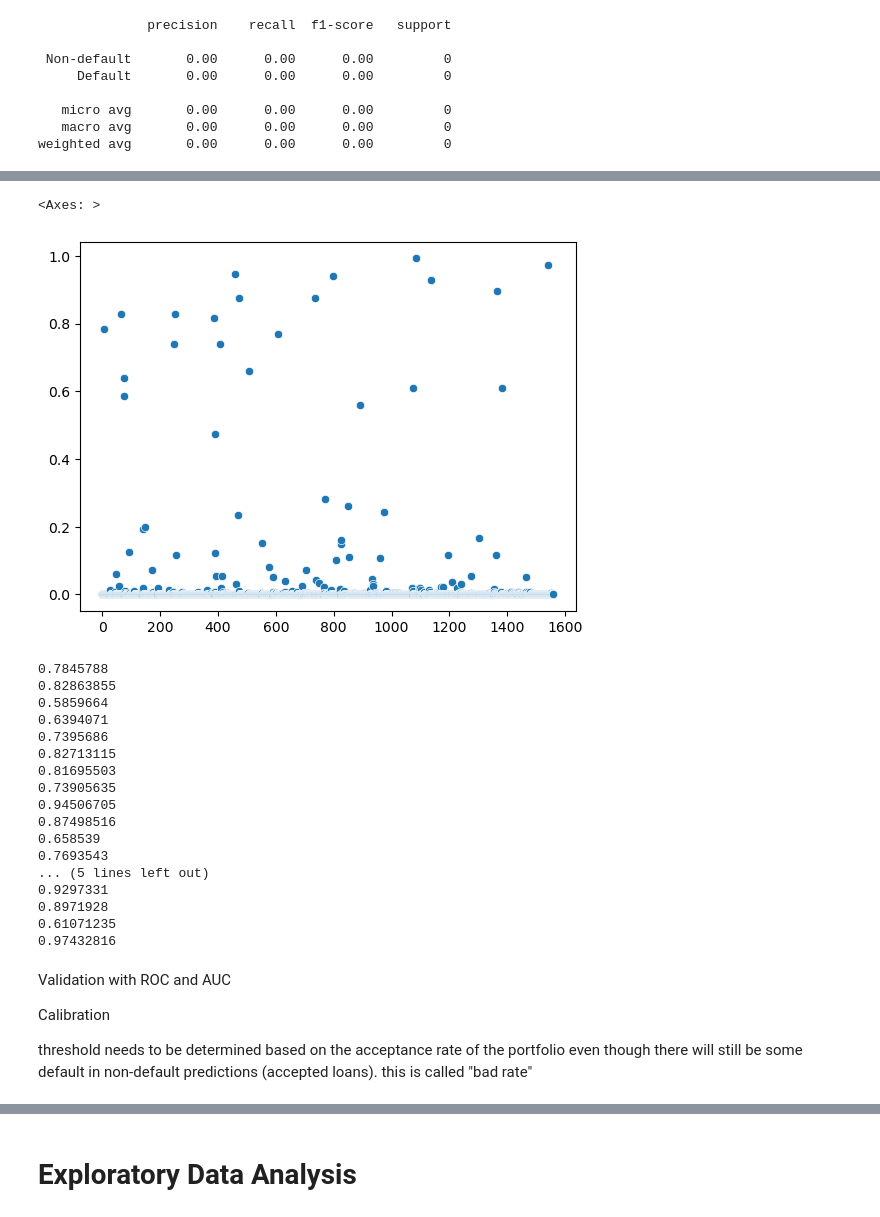
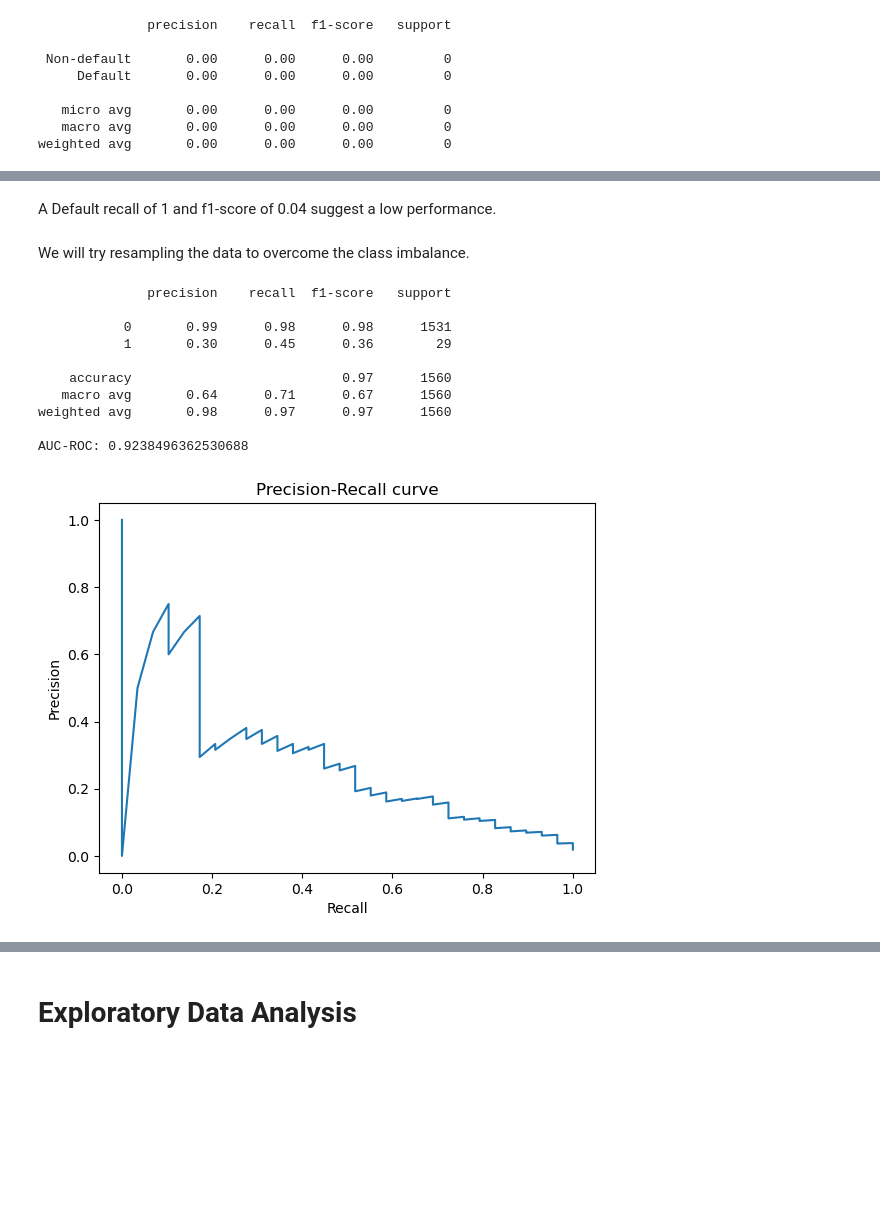
Before and after one commit to Hoale2908/Predicting-Company-Default, a Jupyter notebook: Predicting_Company_Default.ipynb, the cells around one changed output, grey strips where cells are left out. Cells and saved outputs as stored; diff of their text form; code cells hidden in the pictures; blank space fills up the shorter version.

```diff
--- a/Predicting_Company_Default.ipynb
+++ b/Predicting_Company_Default.ipynb
@@ -212,37 +185,43 @@ print(classification_report(y_test, gbt_pred_optimal))
     accuracy                           0.02      1560
    macro avg       0.01      0.50      0.02      1560
 weighted avg       0.00      0.02      0.00      1560
-# %%
-sns.scatterplot(gbt_pred_proba)
-# %% [output]
-<Axes: >
-[figure, removed]
-# %%
-for i in gbt_pred_proba:
-    if i > 0.5:
-        print(i)
-# %% [output]
-0.7845788
-0.82863855
-0.5859664
-0.6394071
-0.7395686
-0.82713115
-0.81695503
-0.73905635
-0.94506705
-0.87498516
-0.658539
-0.7693543
-... (5 lines left out)
-0.9297331
-0.8971928
-0.61071235
-0.97432816
-# %% [markdown]
-Validation with ROC and AUC
-
-Calibration
-
-threshold needs to be determined based on the acceptance rate of the portfolio
-even though there will still be some default in non-default predictions (accepted loans). this is called "bad rate"
+# %% [markdown]
+A Default recall of 1 and f1-score of 0.04 suggest a low performance. \
+\
+We will try resampling the data to overcome the class imbalance.
+# %%
+from imblearn.over_sampling import SMOTE
+
+smote = SMOTE(random_state=12)
+X_resampled, y_resampled = smote.fit_resample(X_train, y_train)
+
+# Train the model on the resampled dataset
+rs_gbt = xgb.XGBClassifier(enable_categorical=True)
+rs_gbt.fit(X_resampled, np.ravel(y_resampled))
+rs_gbt_preds = rs_gbt.predict(X_test)
+
+rs_y_pred_proba = rs_gbt.predict_proba(X_test)[:, 1]
+
+from sklearn.metrics import roc_auc_score
+
+print(classification_report(y_test, rs_gbt_preds))
+print("AUC-ROC:", roc_auc_score(y_test, rs_y_pred_proba))
+
+precision, recall, thresholds = precision_recall_curve(y_test, rs_y_pred_proba)
+plt.plot(recall, precision)
+plt.xlabel('Recall')
+plt.ylabel('Precision')
+plt.title('Precision-Recall curve')
+plt.show()
+# %% [output]
+              precision    recall  f1-score   support
+
+           0       0.99      0.98      0.98      1531
+           1       0.30      0.45      0.36        29
+
+    accuracy                           0.97      1560
+   macro avg       0.64      0.71      0.67      1560
+weighted avg       0.98      0.97      0.97      1560
+
+AUC-ROC: 0.9238496362530688
+[figure, added]
```
Also changed, not shown: parts of 19 cells of this notebook.
